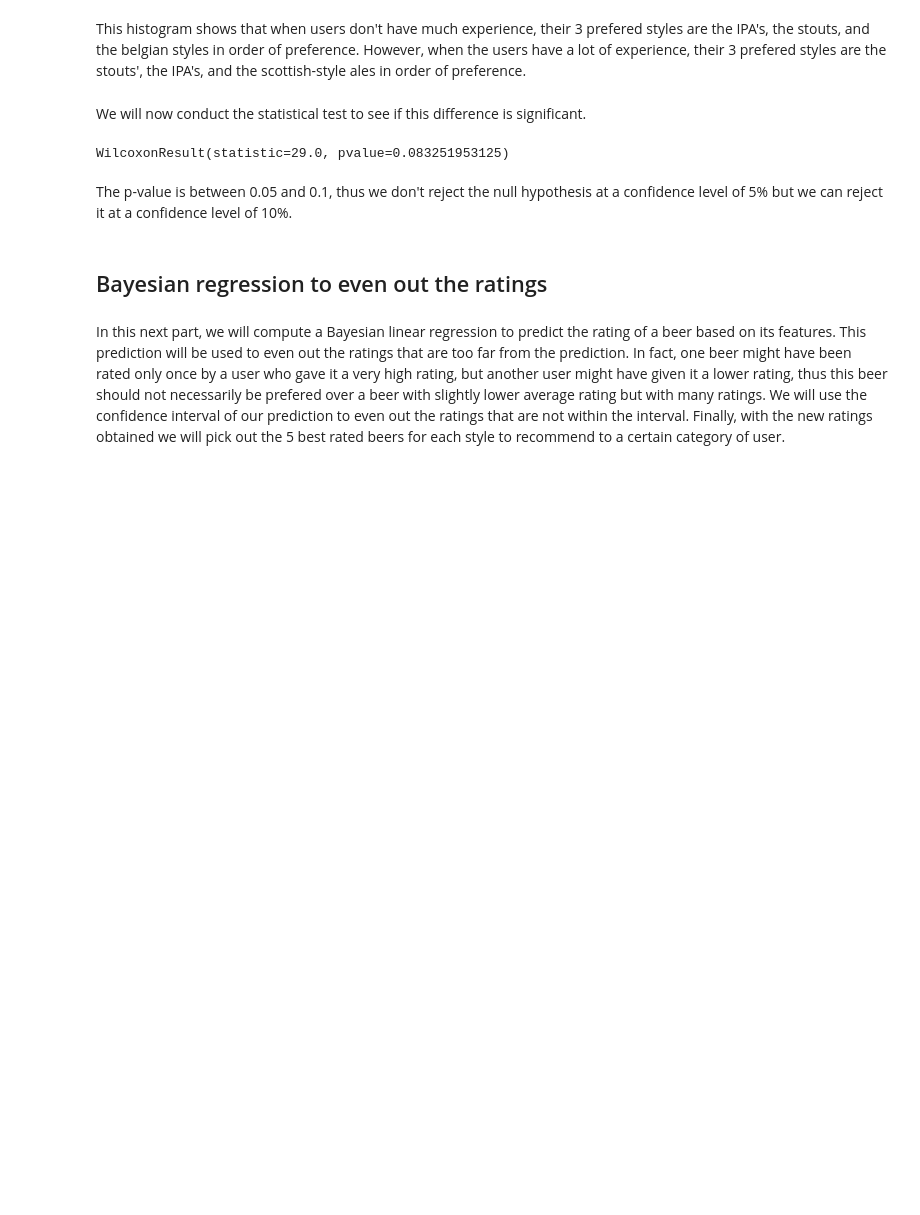
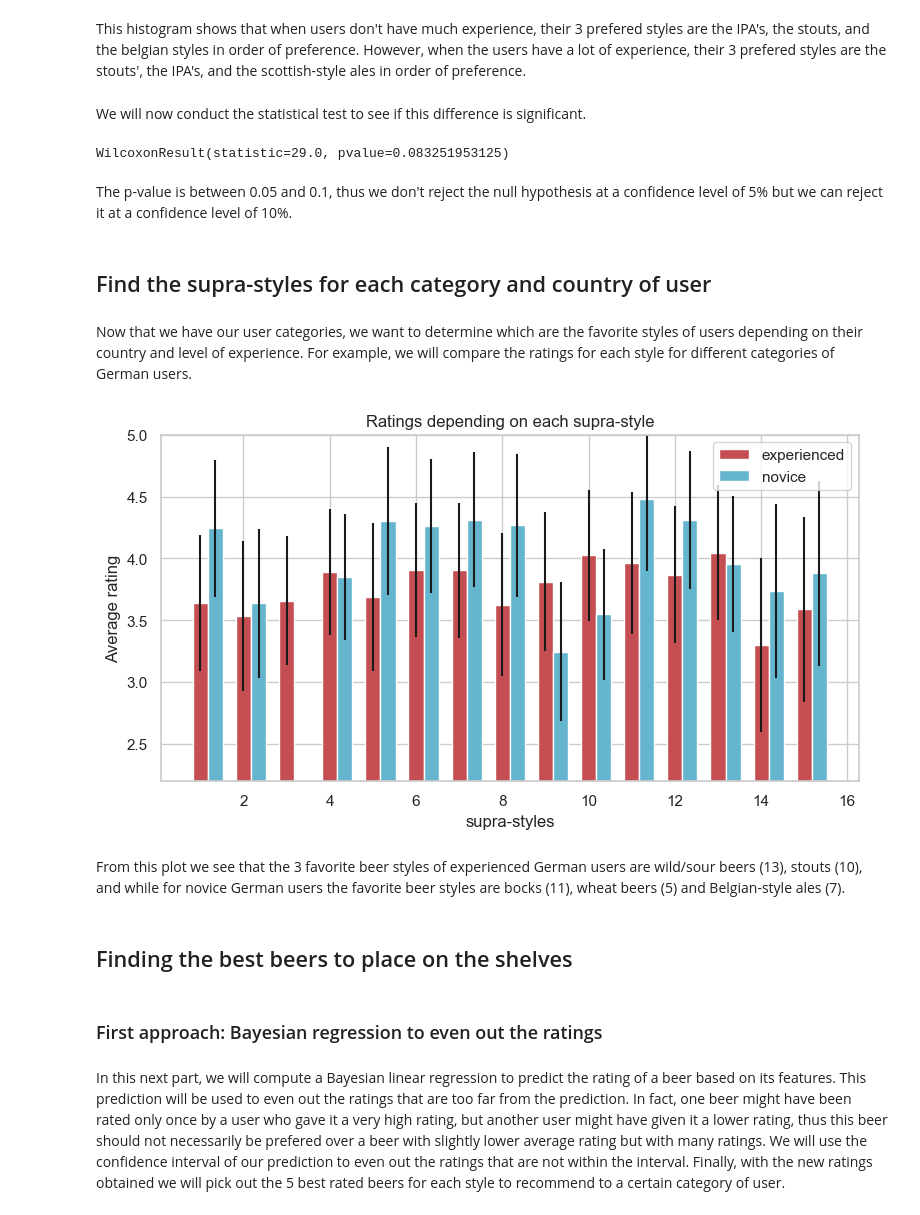
Before and after one commit to epfl-ada/ada-2022-project-toohottohoot, a Jupyter notebook: milestone 3/Final.ipynb, the cells around one changed output. Cells and saved outputs as stored; diff of their text form; code cells hidden in the pictures; blank space fills up the shorter version.

```diff
--- a/milestone 3/Final.ipynb
+++ b/milestone 3/Final.ipynb
@@ -406,8 +426,44 @@ stats.wilcoxon(histogram_before,histogram_after)
 WilcoxonResult(statistic=29.0, pvalue=0.083251953125)
 # %% [markdown]
 The p-value is between 0.05 and 0.1, thus we don't reject the null hypothesis at a confidence level of 5% but we can reject it at a confidence level of 10%.
+# %% [markdown]
+## Find the supra-styles for each category and country of user
+# %% [markdown]
+Now that we have our user categories, we want to determine which are the favorite styles of users depending on their country and level of experience. For example, we will compare the ratings for each style for different categories of German users.
+# %%
+df_germany_experienced = df.loc[(df["user_country"]=="Germany") & (df["experienced"]==True)]
+df_germany_novice = df.loc[(df["user_country"]=="Germany") & (df["novice"]==True)]
+# %%
+df_g1_mean = df_germany_experienced.groupby("style_merged")["rating"].mean()
+df_g1_std = df_germany_experienced.groupby("style_merged")["rating"].std()
+df_g2_mean = df_germany_novice.groupby("style_merged")["rating"].mean()
+df_g2_std = df_germany_novice.groupby("style_merged")["rating"].std()
+df_g2_mean[3] = 0.0
+df_g2_std[3] = 0.0
+df_g2_mean = df_g2_mean.sort_index()
+df_g2_std = df_g2_std.sort_index()
+# %%
+a4_dims = (9, 4.5)
+fig, ax = plt.subplots(figsize=a4_dims)
+bar_width = 0.35
+width = 0.35
+index = np.arange(1,16)
+ax.bar(index, df_g1_mean.values, yerr=df_g1_std.values,label="experienced", width=width, color='r')
+ax.bar(index+bar_width, df_g2_mean.values, yerr=df_g1_std.values,label="novice",width=width, color='c')
+ax.set_xlabel('supra-styles')
+ax.set_ylabel('Average rating')
+ax.set_title("Ratings depending on each supra-style")
+ax.legend()
+plt.ylim([2.2,5])
+plt.show()
+# %% [output]
+[figure, added]
+# %% [markdown]
+From this plot we see that the 3 favorite beer styles of experienced German users are wild/sour beers (13), stouts (10), and while for novice German users the favorite beer styles are bocks (11), wheat beers (5) and Belgian-style ales (7).
+# %% [markdown]
+## Finding the best beers to place on the shelves
 # %% [markdown]
-## Bayesian regression to even out the ratings
+### First approach: Bayesian regression to even out the ratings
 # %% [markdown]
 In this next part, we will compute a Bayesian linear regression to predict the rating of a beer based on its features. This prediction will be used to even out the ratings that are too far from the prediction. In fact, one beer might have been rated only once by a user who gave it a very high rating, but another user might have given it a lower rating, thus this beer should not necessarily be prefered over a beer with slightly lower average rating but with many ratings. We will use the confidence interval of our prediction to even out the ratings that are not within the interval. Finally, with the new ratings obtained we will pick out the 5 best rated beers for each style to recommend to a certain category of user.
 # %%
```
Also changed, not shown: parts of 10 cells of this notebook.
